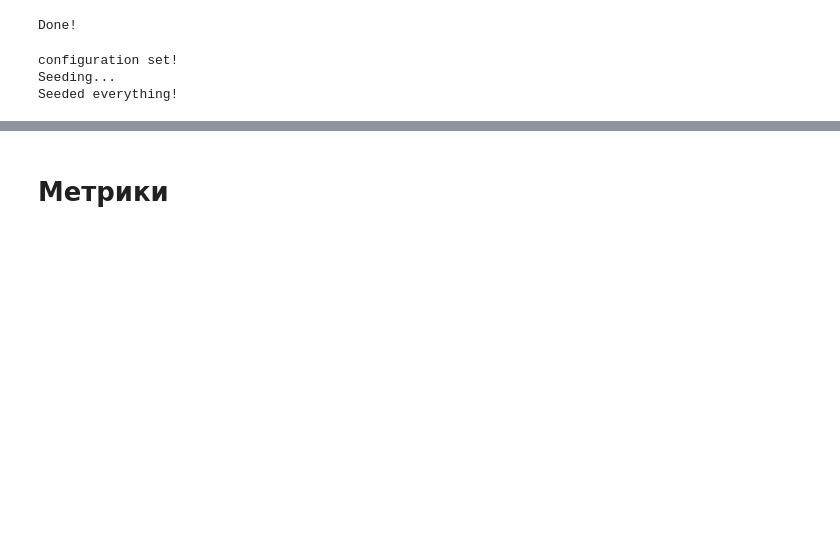
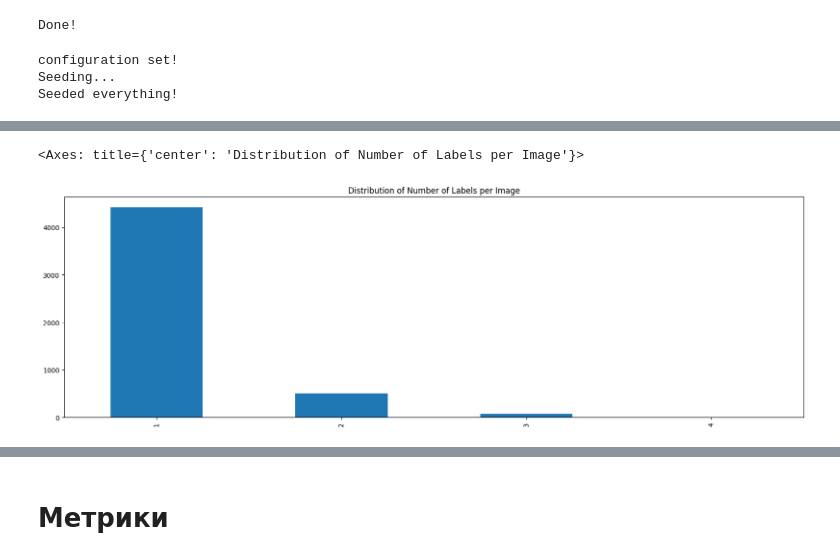
Before and after one commit to Luzinsan/intership, a Jupyter notebook: ex2/EX2_Quality.ipynb, the cells around one changed output, grey strips where cells are left out. Drawn from its saved outputs; the diff is of its cells as text; code cells hidden in the pictures; blank space fills up the shorter version.

```diff
--- a/ex2/EX2_Quality.ipynb
+++ b/ex2/EX2_Quality.ipynb
@@ -236,0 +251,6 @@ labels.
+# %%
+fig, ax = plt.subplots(figsize=(20, 6))
+one_hot_targets.sum(axis=1).value_counts().plot.bar(title='Distribution of Number of Labels per Image')
+# %% [output]
+<Axes: title={'center': 'Distribution of Number of Labels per Image'}>
+[figure, added]
```
Also changed, not shown: parts of 23 cells of this notebook, 1 other file.
